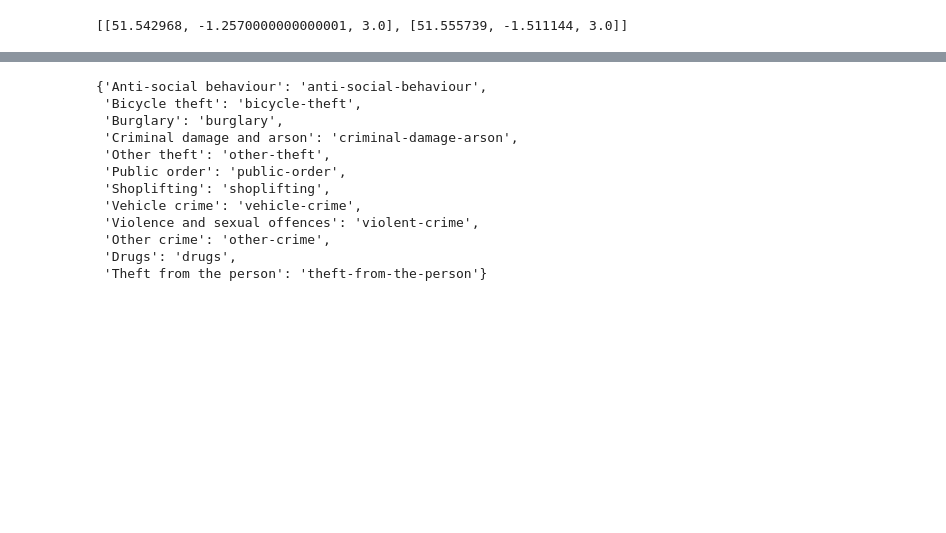
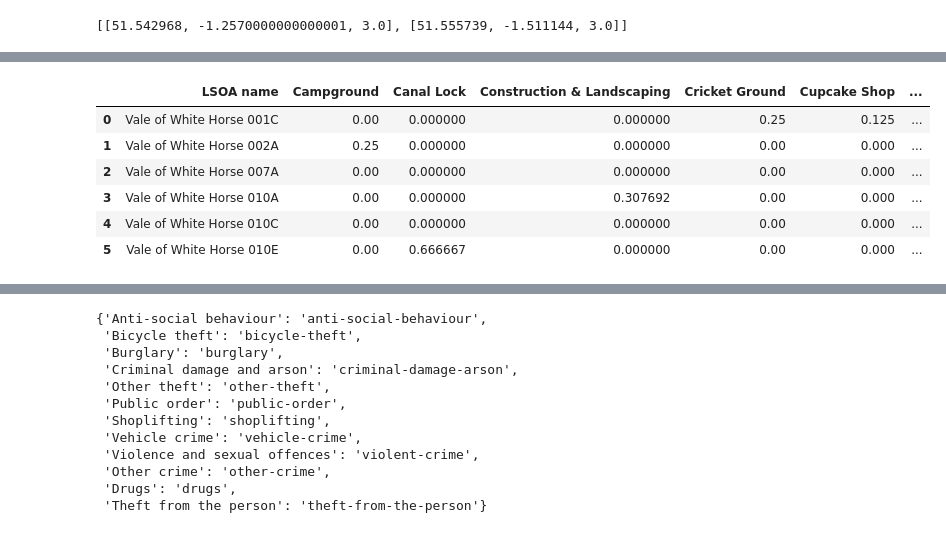
Before and after one commit to zbita/Coursera_Capstone, a Jupyter notebook: CrimeOxfordV03.ipynb, the cells around one changed output, grey strips where cells are left out. Drawn from its saved outputs; the diff is of its cells as text; code cells hidden in the pictures; blank space fills up the shorter version.

```diff
--- a/CrimeOxfordV03.ipynb
+++ b/CrimeOxfordV03.ipynb
@@ -147,0 +298,12 @@ m2
+# %%
+# one hot encoding
+abi_onehot = pd.get_dummies(abi_venues[['Venue Category']], prefix="", prefix_sep="")
+
+# add neighborhood column back to dataframe
+abi_onehot['LSOA name'] = abi_venues['LSOA name']
+
+# move neighborhood column to the first column
+fixed_columns = [abi_onehot.columns[-1]] + list(abi_onehot.columns[:-1])
+abi_onehot = abi_onehot[fixed_columns]
+
+abi_onehot.head()
@@ -147,0 +317,11 @@ m2
+# %%
+abi_grouped = abi_onehot.groupby('LSOA name').mean().reset_index()
+abi_grouped
+# %% [output]
+|  | LSOA name | Campground | Canal Lock | Construction & Landscaping | Cricket Ground | Cupcake Shop | ... |
+| 0 | Vale of White Horse 001C | 0.00 | 0.000000 | 0.000000 | 0.25 | 0.125 | ... |
+| 1 | Vale of White Horse 002A | 0.25 | 0.000000 | 0.000000 | 0.00 | 0.000 | ... |
+| 2 | Vale of White Horse 007A | 0.00 | 0.000000 | 0.000000 | 0.00 | 0.000 | ... |
+| 3 | Vale of White Horse 010A | 0.00 | 0.000000 | 0.307692 | 0.00 | 0.000 | ... |
+| 4 | Vale of White Horse 010C | 0.00 | 0.000000 | 0.000000 | 0.00 | 0.000 | ... |
+| 5 | Vale of White Horse 010E | 0.00 | 0.666667 | 0.000000 | 0.00 | 0.000 | ... |
```
Also changed, not shown: parts of 37 cells of this notebook, 5 other files.
